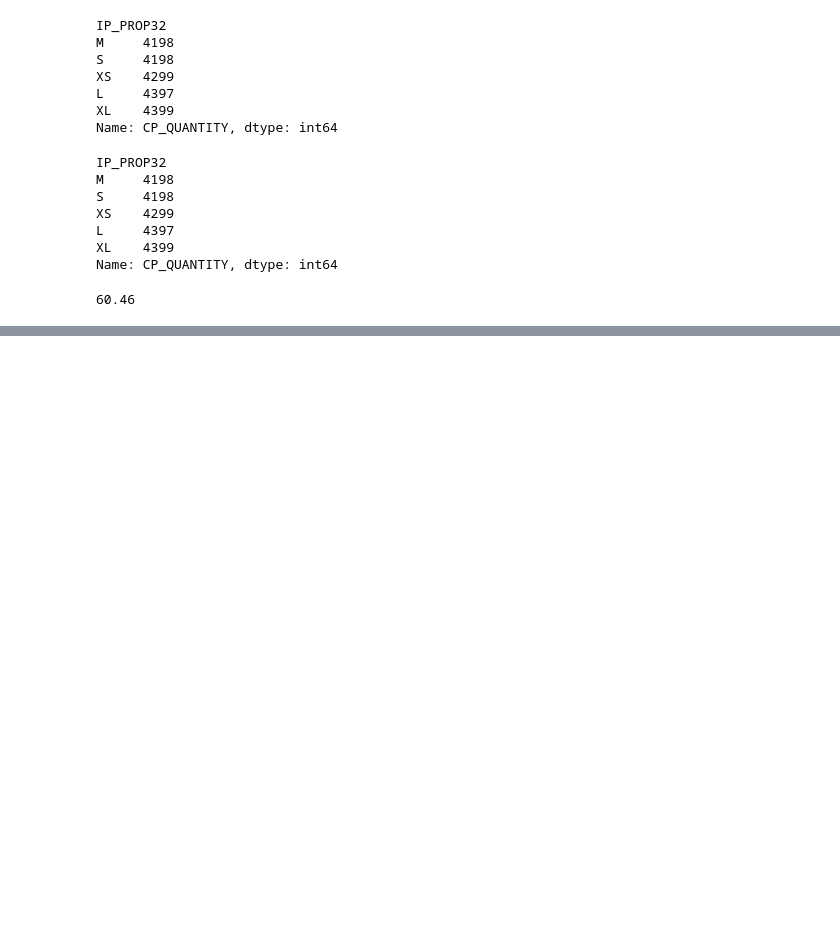
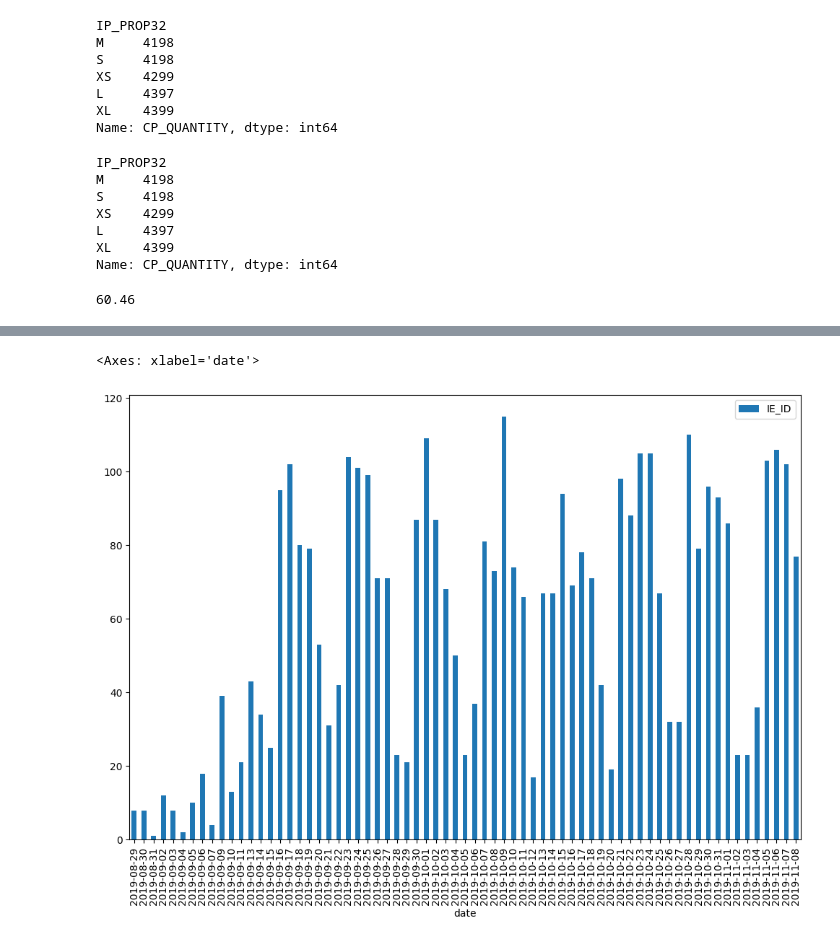
Before and after one commit to NikitaKozlov3412/MyProjectsAndGames, a Jupyter notebook: Stepik_lesson_6_9 Группировка таблиц Pandas DataFrame.ipynb, the cells around one changed output, grey strips where cells are left out. Drawn from its saved outputs; the diff is of its cells as text; code cells hidden in the pictures; blank space fills up the shorter version.

```diff
--- a/Stepik_lesson_6_9 Группировка таблиц Pandas DataFrame.ipynb
+++ b/Stepik_lesson_6_9 Группировка таблиц Pandas DataFrame.ipynb
@@ -315,0 +381,6 @@ Name: (pink, XL), dtype: int64
+# %%
+import pandas as pd
+from datetime import datetime
+dateparse = lambda x: datetime.strptime(x, '%d.%m.%Y %H.%M.%S')
+source_data = pd.read_csv('export.csv', sep = ';', parse_dates = ['IP_PROP5562'], date_parser = dateparse)
+source_data.head()
@@ -315,0 +404,3 @@ Name: (pink, XL), dtype: int64
+# %%
+source_data['date'] = source_data['IP_PROP5562'].map(lambda x: x.date())
+source_data.head()
@@ -315,0 +431,5 @@ Name: (pink, XL), dtype: int64
+# %%
+source_data[['date', 'IE_ID']].groupby('date').count().plot(kind = 'bar', figsize = (12,8))
+# %% [output]
+<Axes: xlabel='date'>
+[figure, added]
```
Also changed, not shown: parts of 14 cells of this notebook.
